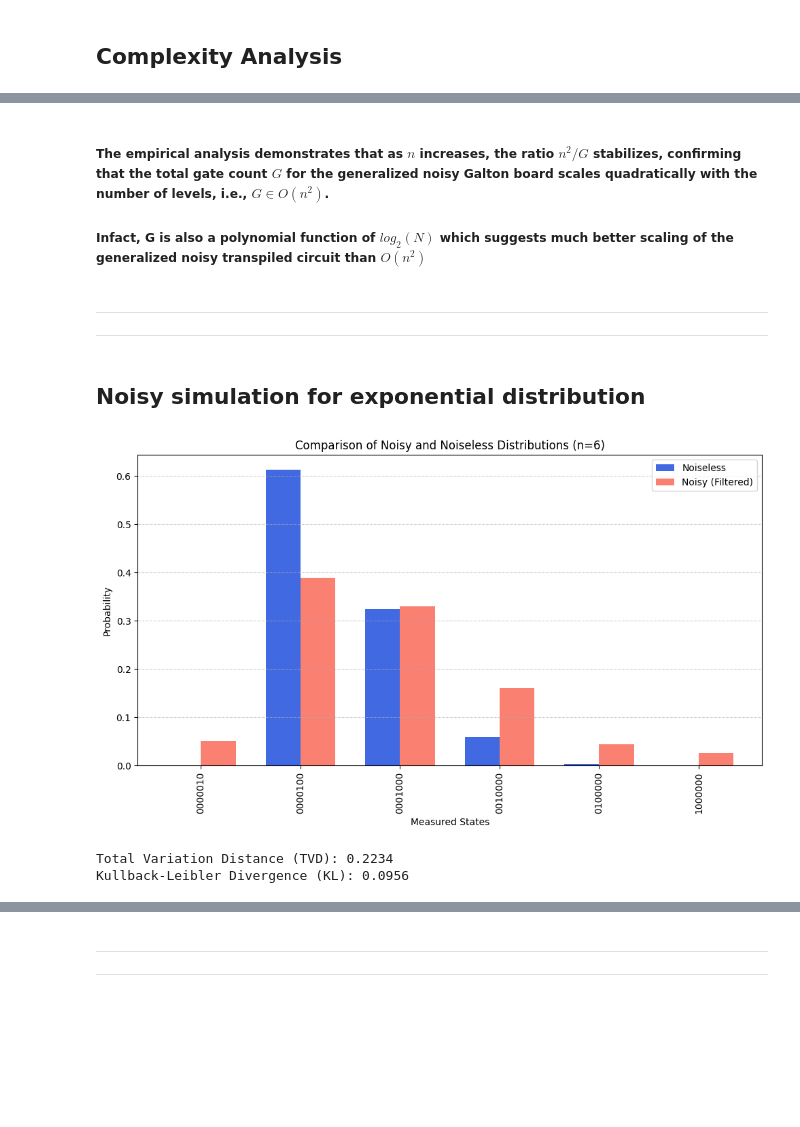
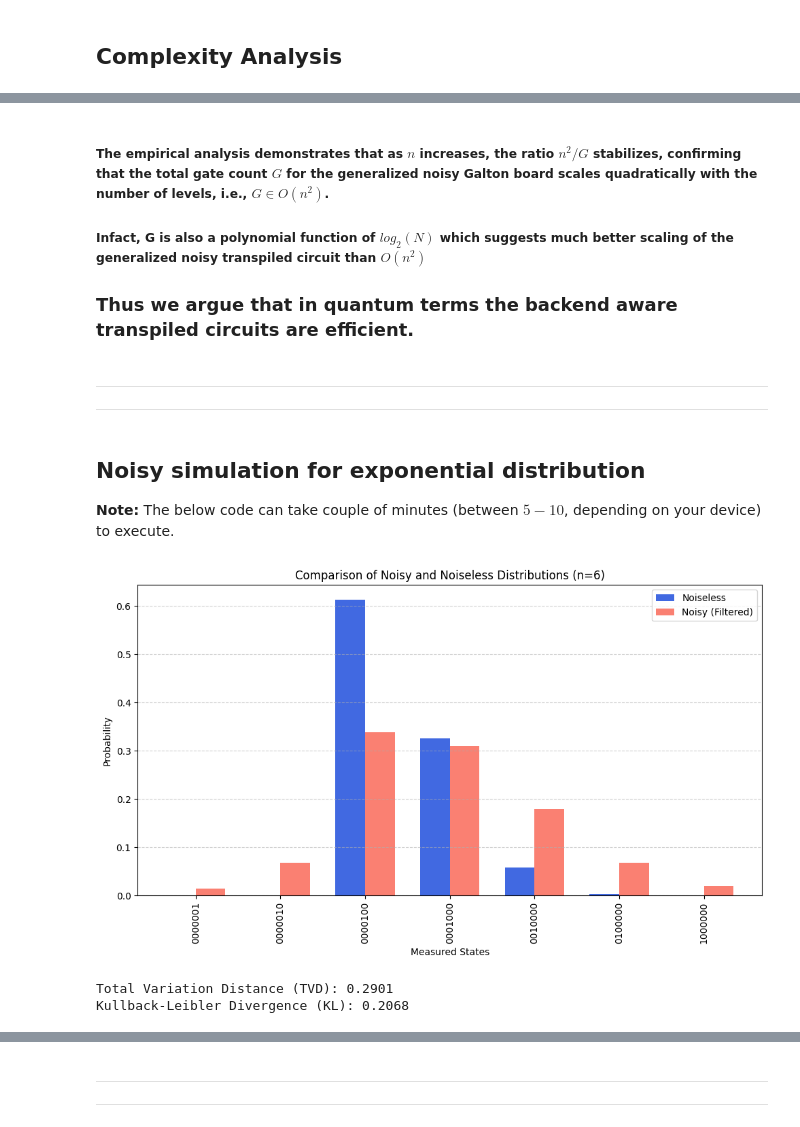
Before and after one commit to virajd98/Q-Plinkers, a Jupyter notebook: Final Notebooks/Noisy_QGB.ipynb, the cells around one changed output, grey strips where cells are left out. Drawn from its saved outputs; the diff is of its cells as text; code cells hidden in the pictures; blank space fills up the shorter version.

```diff
--- a/Final Notebooks/Noisy_QGB.ipynb
+++ b/Final Notebooks/Noisy_QGB.ipynb
@@ -266,28 +381,23 @@ def compare_distributions(noisy_counts, noiseless_counts, n,
     p_noisy = counts_to_probabilities(noisy_counts)
     p_noiseless = counts_to_probabilities(noiseless_counts)
 
-    # Create comparison plot
+
     fig, ax = plt.subplots(figsize=figsize)
 
     # Get all unique states and their probabilities
     all_states = sorted(list(set(p_noisy.keys()) | set(p_noiseless.keys())))
     x_ticks = np.arange(len(all_states))
-    width = 0.35  # The width of the bars
+    width = 0.35 # Width of the bars
 
     noisy_probs = [p_noisy.get(state, 0) for state in all_states]
     noiseless_probs = [p_noiseless.get(state, 0) for state in all_states]
 
-    # Plot the bars side-by-side
     ax.bar(x_ticks - width/2, noiseless_probs, width, label='Noiseless', color='royalblue')
     ax.bar(x_ticks + width/2, noisy_probs, width, label=f'Noisy{filter_text}', color='salmon')
-
-    # Set labels and title
     ax.set_xticks(x_ticks)
     ax.set_xticklabels(all_states, rotation=90)
     ax.set_xlabel("Measured States")
     ax.set_ylabel("Probability")
-
-    # Construct title
     if title_prefix:
         title = f"{title_prefix} (n={n})"
     else:
@@ -300,9 +410,9 @@ def compare_distributions(noisy_counts, noiseless_counts, n,
     plt.tight_layout()
     plt.show()
 
-    # Calculate and display/return metrics
-    tvd = total_variation_distance(p_noisy, p_noiseless)
-    kl_div = kullback_leibler_divergence(p_noisy, p_noiseless)
+    # Calculate metrics
+    tvd = np.abs(total_variation_distance(p_noisy, p_noiseless))
+    kl_div = np.abs(kullback_leibler_divergence(p_noisy, p_noiseless))
 
     if show_metrics:
         print(f"Total Variation Distance (TVD): {tvd:.4f}")
@@ -669,15 +793,19 @@ Total Gates R² = 0.9998
 
 ##### The empirical analysis demonstrates that as $n$ increases, the ratio $n^2/G$ stabilizes, confirming that the total gate count $G$ for the generalized noisy Galton board scales quadratically with the number of levels, i.e., $G \in O(n^2)$.
 ##### **Infact, G is also a polynomial function of $log_2(N)$ which suggests much better scaling of the generalized noisy transpiled circuit than $O(n^2)$**
+
+### Thus we argue that in quantum terms the backend aware transpiled circuits are efficient.
 # %% [markdown]
 ___
 ___
 # %% [markdown]
 ## Noisy simulation for exponential distribution
+
+**Note:** The below code can take couple of minutes (between $5-10$, depending on your device) to execute.
 # %%
 n=6
 
-qc = Generalized_Galton_Board.galton_box_shifted(n, Generalized_Galton_Board.row_dependent_gate_right)
+qc = galton_box_shifted(n, Generalized_Galton_Board.row_dependent_gate_right)
 backend = AerSimulator.from_backend(noisy_fake_backends[1])  # Using the noisy simulator for ibm_torino
 qc_transpiled = transpile(qc, backend, optimization_level=3)
 
@@ -687,35 +815,33 @@ noisy_counts = job.result().get_counts()
 
 # Run noiseless simulation
 backend_wo_noise = AerSimulator()
 compiled = transpile(qc, backend_wo_noise, optimization_level=3)
 job = backend_wo_noise.run(compiled, shots=10000)  # Using same shot count for fair comparison
 noiseless_counts = job.result().get_counts()
 
 # Filter the counts dictionaries in-place
 # # since we know from theoretical analysis that the first and last two bitstrings don't contribute to the distribution
 def filter_counts_inplace(counts: dict, remove_count: int = 2):
     """Filter counts dictionary in-place by removing edge bitstrings."""
     if len(counts) <= 2 * remove_count:
         counts.clear()
         return
 
     sorted_bitstrings = sorted(counts.keys())
     bitstrings_to_remove = sorted_bitstrings[:remove_count] + sorted_bitstrings[-remove_count+1:]
 
     for bitstring in bitstrings_to_remove:
         counts.pop(bitstring, None)
 
-filter_counts_inplace(noisy_counts, remove_count=2)
-
 
 # Compare distributions
 compare_distributions(noisy_counts, noiseless_counts, n=n,
                       filter_hamming=True,
                       title_prefix="Comparison of Noisy and Noiseless Distributions",
                       figsize=(10, 6),
                       show_metrics=True,
                       return_metrics=False)
 # %% [output]
-[figure, old version]
+[figure, new version]
-Total Variation Distance (TVD): 0.2234
-Kullback-Leibler Divergence (KL): 0.0956
+Total Variation Distance (TVD): 0.2901
+Kullback-Leibler Divergence (KL): 0.2068
```
Also changed, not shown: parts of 25 cells of this notebook, 5 other files.
